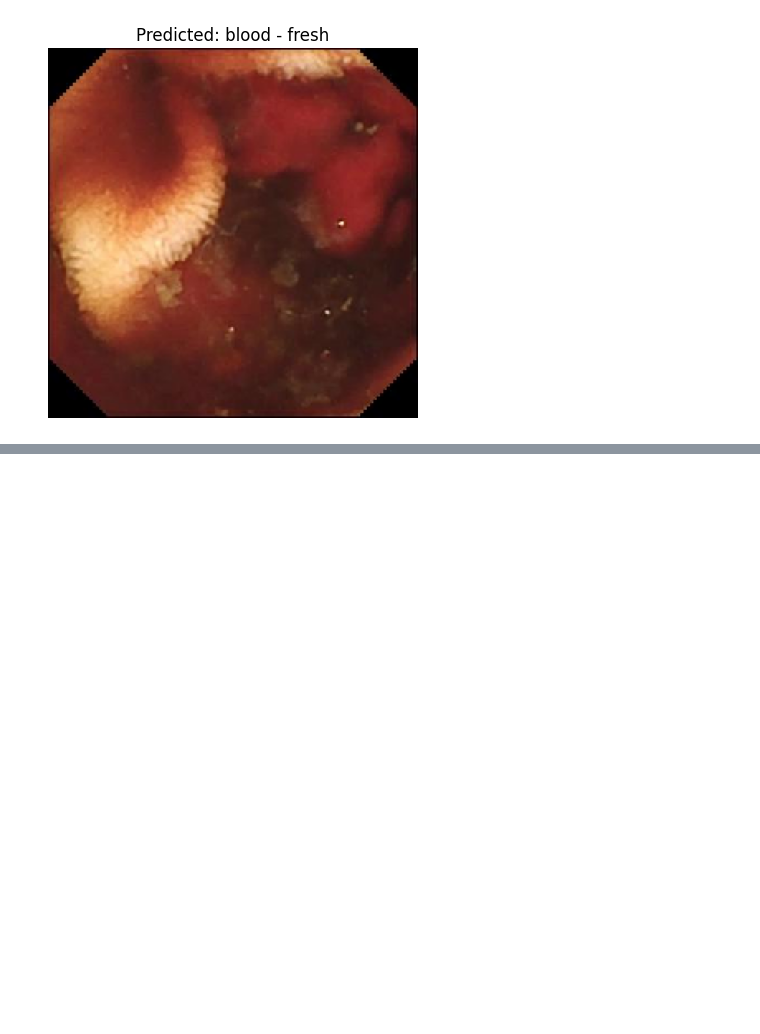
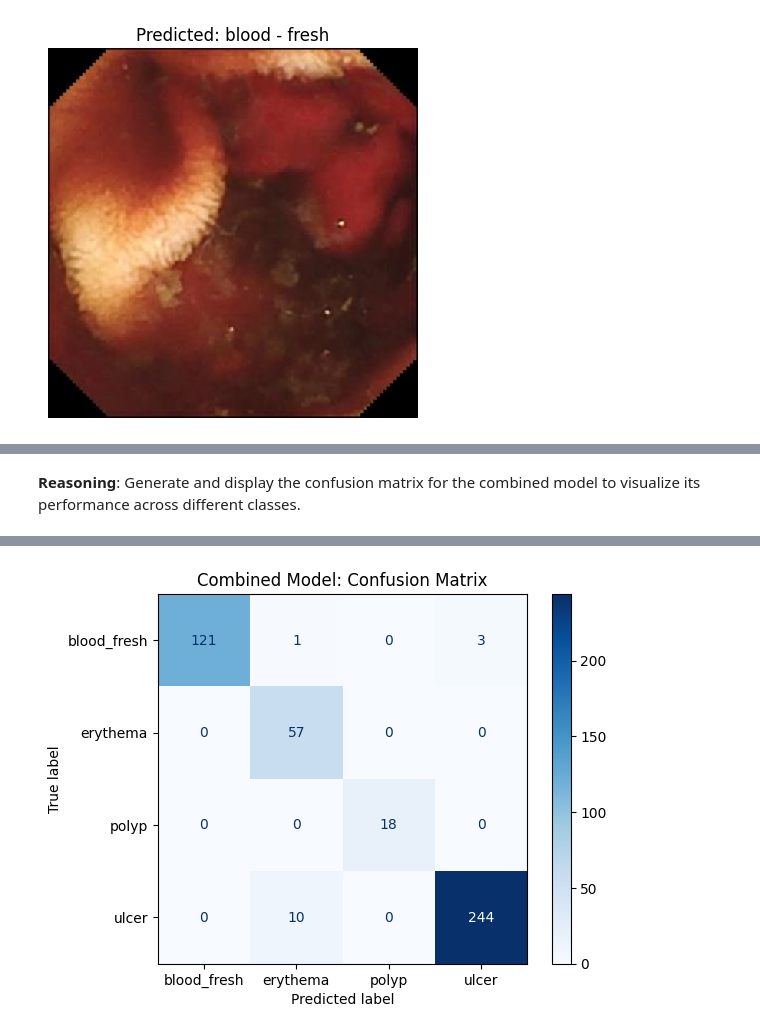
Before and after one commit to robins645/ML_Project, a Jupyter notebook: Anomaly.ipynb, the cells around one changed output, grey strips where cells are left out. Cells and saved outputs as stored; diff of their text form; code cells hidden in the pictures; blank space fills up the shorter version.

```diff
--- a/Anomaly.ipynb
+++ b/Anomaly.ipynb
@@ -379,0 +676,43 @@ plt.show()
+# %% [markdown]
+**Reasoning**:
+Generate and display the confusion matrix for the combined model to visualize its performance across different classes.
+# %%
+import numpy as np
+from sklearn.metrics import confusion_matrix, ConfusionMatrixDisplay
+import matplotlib.pyplot as plt # Import matplotlib.pyplot
+
+# Gather predicted and true labels for the combined model
+y_pred_combined = []
+y_true_combined = []
+
+# Parameters (assuming these are defined in a previous cell)
+# img_height = 224
+# img_width = 224
+# batch_size = 32
+# seed = 123
+# dataset_path = '/content/drive/MyDrive/blood_detection'
+
+# Load validation dataset (used here as test dataset)
+test_ds = tf.keras.preprocessing.image_dataset_from_directory(
+    dataset_path,
+    subset="validation",  # Or use your own held-out test directory
+    validation_split=0.3,
+    seed=seed,
+    image_size=(img_height, img_width),
+    batch_size=batch_size
+)
+
+for images, labels in test_ds:
+    preds_combined = np.argmax(combined_model.predict(images), axis=1)
+    y_pred_combined.extend(preds_combined)
+    y_true_combined.extend(labels.numpy())
+
+# Generate and display the confusion matrix
+cm_combined = confusion_matrix(y_true_combined, y_pred_combined)
+# class_names (assuming these are defined in a previous cell)
+disp_combined = ConfusionMatrixDisplay(confusion_matrix=cm_combined, display_labels=class_names)
+
+disp_combined.plot(cmap=plt.cm.Blues)
+plt.title('Combined Model: Confusion Matrix')
+plt.show()
+# %% [output]
@@ -379,0 +736 @@ plt.show()
+[figure, added]
```
Also changed, not shown: parts of 31 cells of this notebook.
